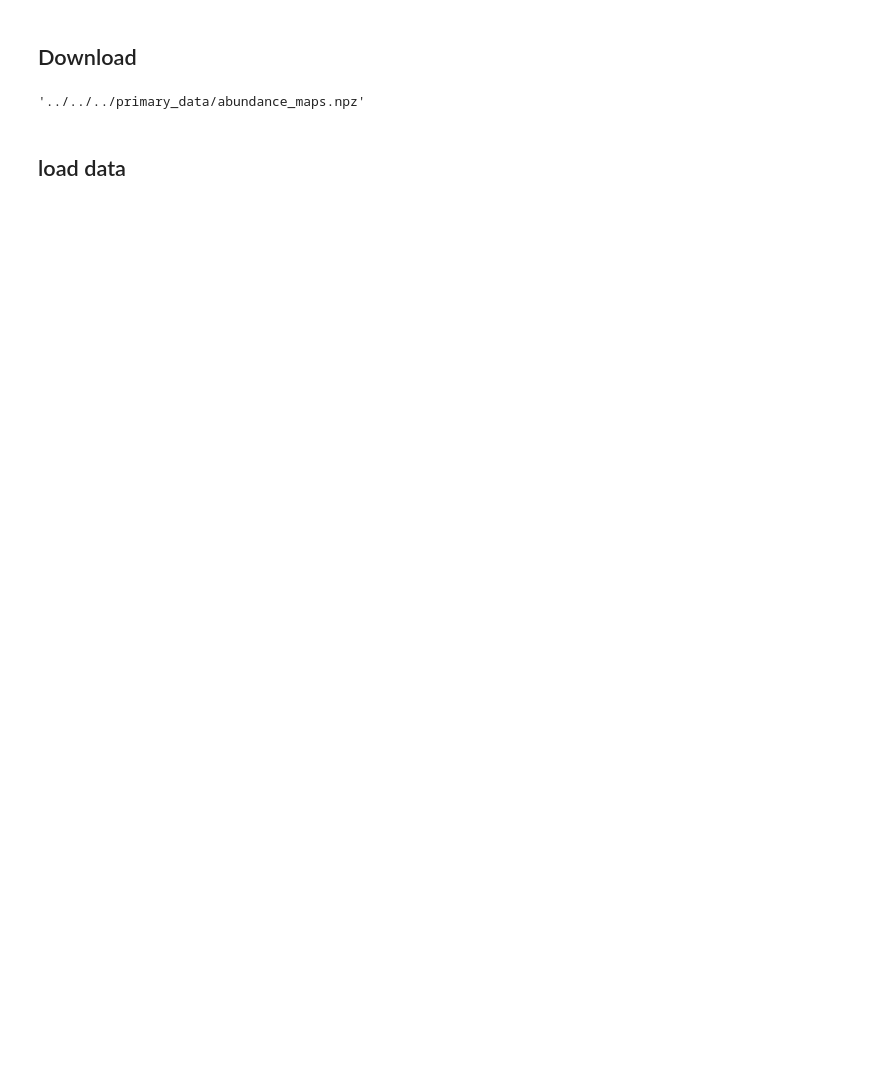
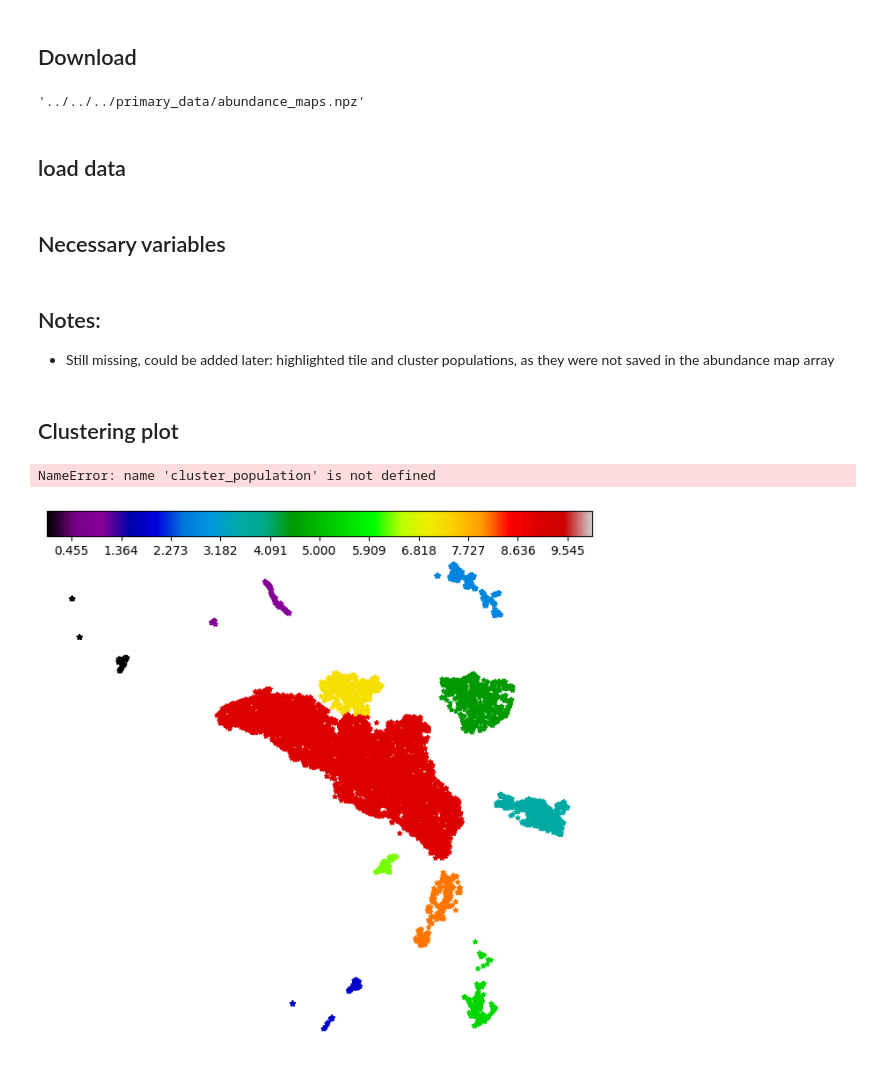
Before and after one commit to amjams/Identify, a Jupyter notebook: scripts/data_visualization/Figure_3Clustering.ipynb, the cells around one changed output. Drawn from its saved outputs; the diff is of its cells as text; code cells hidden in the pictures; blank space fills up the shorter version.

Commit message:
figure 3 clustering (simplified) - to add graying out of unvisualized clusters

```diff
--- a/scripts/data_visualization/Figure_3Clustering.ipynb
+++ b/scripts/data_visualization/Figure_3Clustering.ipynb
@@ -34,5 +26,65 @@ gdown.download(url_abundance_maps,'../../../primary_data/abundance_maps.npz',qui
 # %% [markdown]
 ## load data
 # %%
-abundance_maps = np.load('../../../primary_data/abundance_maps.npz')['embeddings']
+embeddings = np.load('../../../primary_data/abundance_maps.npz')['embeddings']
 cluster_labels = np.load('../../../primary_data/abundance_maps.npz')['cluster_labels']
+# %% [markdown]
+## Necessary variables
+# %%
+n_clusters = len(np.unique(cluster_labels))-1
+# %% [markdown]
+## Notes:
+* Still missing, could be added later: highlighted tile and cluster populations, as they were not saved in the abundance map array
+# %% [markdown]
+## Clustering plot
+# %%
+%matplotlib inline
+
+
+# options
+outliers = False
+clustered = (cluster_labels >= 0)
+
+# Colors
+cmap = plt.get_cmap('nipy_spectral')
+cmap_idx = np.linspace(0, 0.9,n_clusters)
+colors = [cmap(cmap_idx[i]) for i in range(n_clusters)]
+
+
+# start figure
+f, ax = plt.subplots(figsize=(8,8))
+sns.despine(left=True, bottom=True, right=True)
+
+if outliers:
+    ax.scatter(embeddings[~clustered, 0],embeddings[~clustered, 1],color=(0.5, 0.5, 0.5),s=5,marker='x',alpha=1)
+    ax.scatter(embeddings[~clustered, 0],embeddings[~clustered, 1],color=(0.5, 0.5, 0.5),s=5,marker='x',alpha=0.1)
+
+high_cmap = ListedColormap([colors[i] for i in np.unique(cluster_labels[clustered])])
+sct1 = ax.scatter(embeddings[clustered, 0],embeddings[clustered, 1],c=LabelEncoder().fit_transform(cluster_labels[clustered]),marker='*',s=15,cmap=high_cmap, alpha=1);
+
+# just for the cbar
+sct3 = ax.scatter(embeddings[clustered, 0],embeddings[clustered, 1],c=cluster_labels[clustered],marker='.',s=0,cmap=cmap, alpha=1);
+
+
+ax.tick_params(axis='x',which='both',bottom=False,top=False,labelbottom=False)
+ax.tick_params(axis='y',which='both',bottom=False,top=False,labelbottom=False)
+plt.axis('off')
+
+divider = make_axes_locatable(ax)
+cax = divider.append_axes('top', size='5%', pad=0.05)
+
+cbar = f.colorbar(sct3, cax=cax, orientation='horizontal')
+tick_locs = (np.arange(n_clusters) + 0.5)*(n_clusters-1)/n_clusters
+cbar.set_ticks(tick_locs)
+list1 = ["%s" % x for x in np.arange(n_clusters)]
+#list2 = ["\n(%s)" % y for y in cluster_population]
+ticklbls = [m+n for m,n in zip(list1,list2)]
+cbar.set_ticklabels(ticklbls)
+cbar.ax.tick_params(labelsize=10)
+cbar.ax.set_title('Endmembers (total = %d)' % cluster_population.sum(),size=10)
+
+
+f.tight_layout()
+# %% [output]
+NameError: name 'cluster_population' is not defined
+[figure, added]
```
Also changed, not shown: parts of 1 cell of this notebook, 1 other file.
